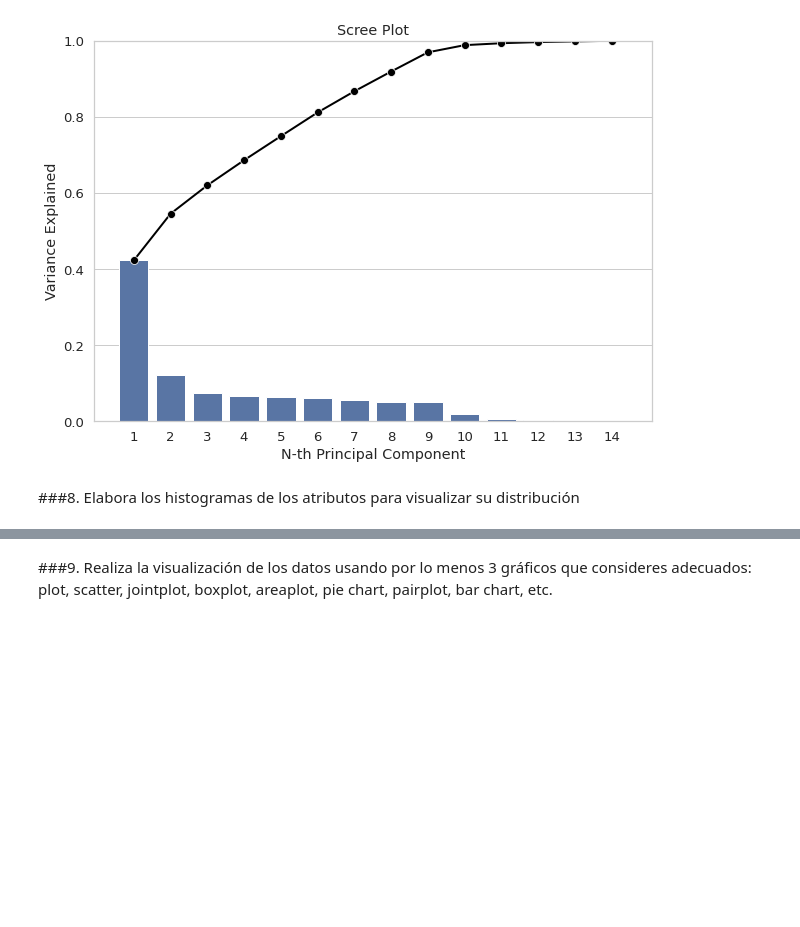
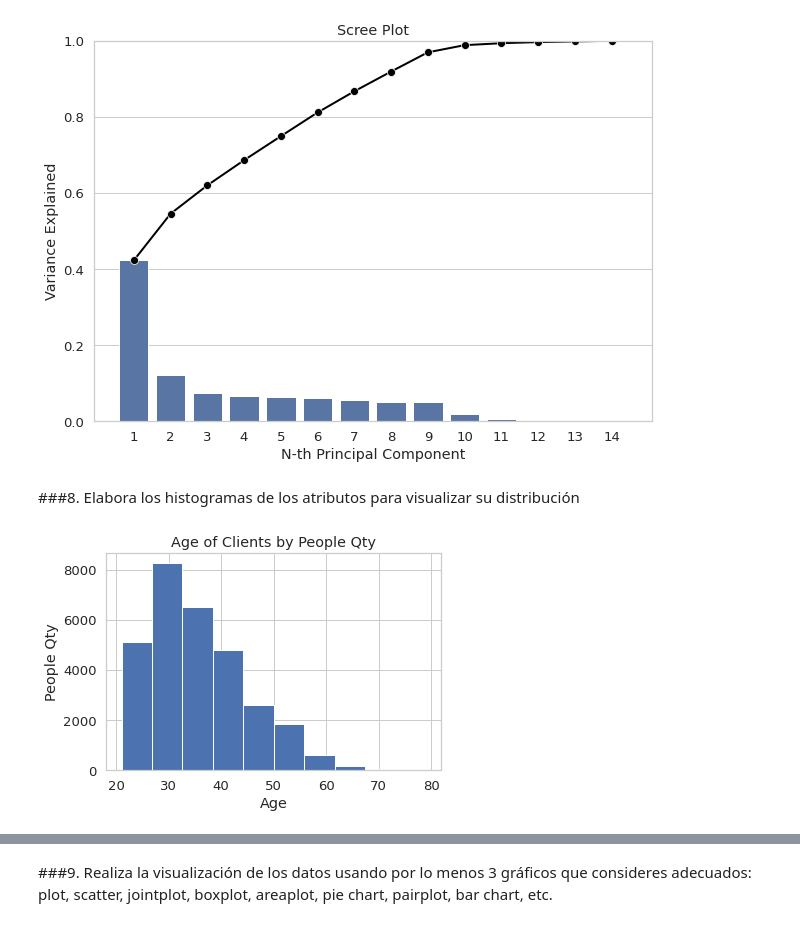
Before and after one commit to PosgradoMNA/actividades-de-aprendizaje-jeesperon, a Jupyter notebook: Act_Sem6_visualización_a01372413.ipynb, the cells around one changed output, grey strips where cells are left out. Cells and saved outputs as stored; diff of their text form; code cells hidden in the pictures; blank space fills up the shorter version.

```diff
--- a/Act_Sem6_visualización_a01372413.ipynb
+++ b/Act_Sem6_visualización_a01372413.ipynb
@@ -284,3 +284,14 @@ plt.show()
 [figure]
 # %% [markdown]
 ###8. Elabora los histogramas de los atributos para visualizar su distribución
+# %%
+fig,ax = plt.subplots(1,1)
+
+a = np.array(df['X5'])
+ax.hist(a, bins = 10)
+ax.set_title("Age of Clients by People Qty")
+ax.set_xlabel('Age')
+ax.set_ylabel('People Qty')
+plt.show()
+# %% [output]
+[figure, added]
```
Also changed, not shown: parts of 5 cells of this notebook.
